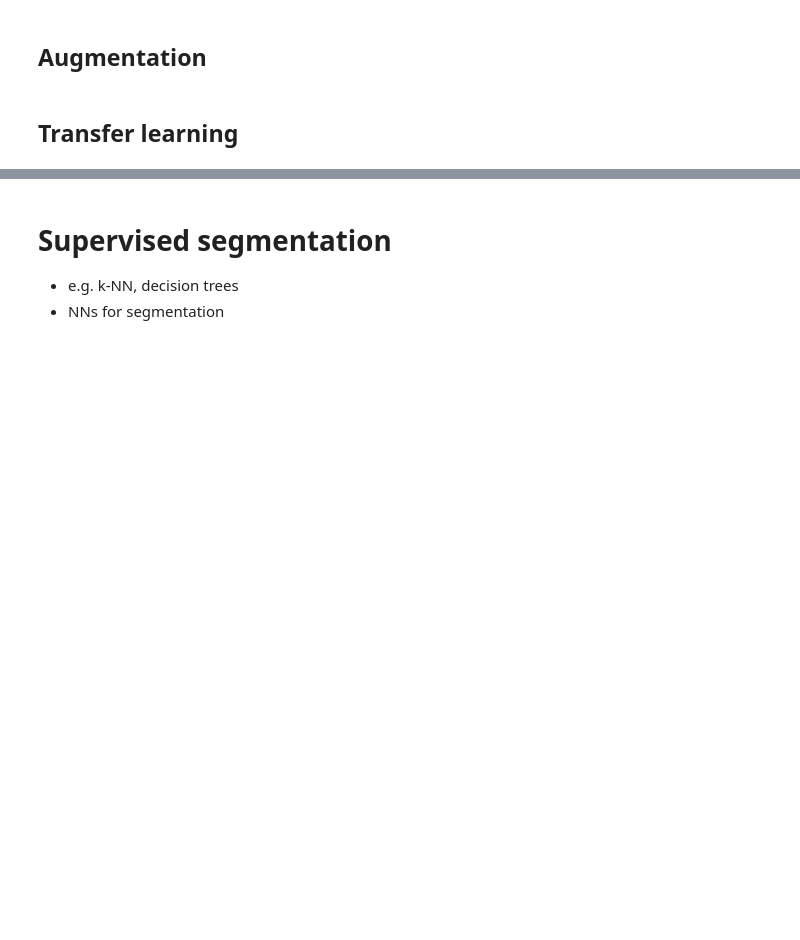
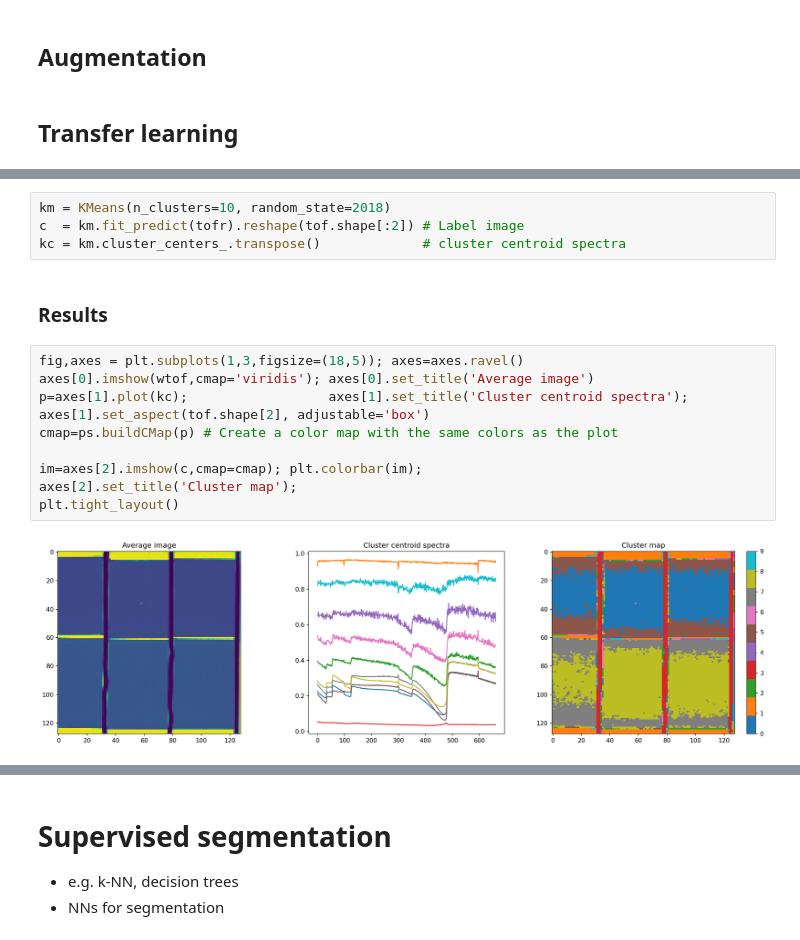
Before and after one commit to ImagingLectures/MLSegmentation4NI, a Jupyter notebook: lecture/_build/jupyter_execute/ML4NeutronImageSegmentation.ipynb, the cells around one changed output, grey strips where cells are left out. Saved outputs shown, nothing was run; the diff lists cells and outputs as text; blank space fills up the shorter version.

```diff
--- a/lecture/_build/jupyter_execute/ML4NeutronImageSegmentation.ipynb
+++ b/lecture/_build/jupyter_execute/ML4NeutronImageSegmentation.ipynb
@@ -193,0 +269,17 @@ Intro
+# %%
+km = KMeans(n_clusters=10, random_state=2018)
+c  = km.fit_predict(tofr).reshape(tof.shape[:2]) # Label image
+kc = km.cluster_centers_.transpose()             # cluster centroid spectra
+# %% [markdown]
+### Results
+# %%
+fig,axes = plt.subplots(1,3,figsize=(18,5)); axes=axes.ravel()
+axes[0].imshow(wtof,cmap='viridis'); axes[0].set_title('Average image')
+p=axes[1].plot(kc);                  axes[1].set_title('Cluster centroid spectra'); axes[1].set_aspect(tof.shape[2], adjustable='box')
+cmap=ps.buildCMap(p) # Create a color map with the same colors as the plot
+
+im=axes[2].imshow(c,cmap=cmap); plt.colorbar(im);
+axes[2].set_title('Cluster map');
+plt.tight_layout()
+# %% [output]
+[figure, added]
```
Also changed, not shown: parts of 23 cells of this notebook, 38 other files.
